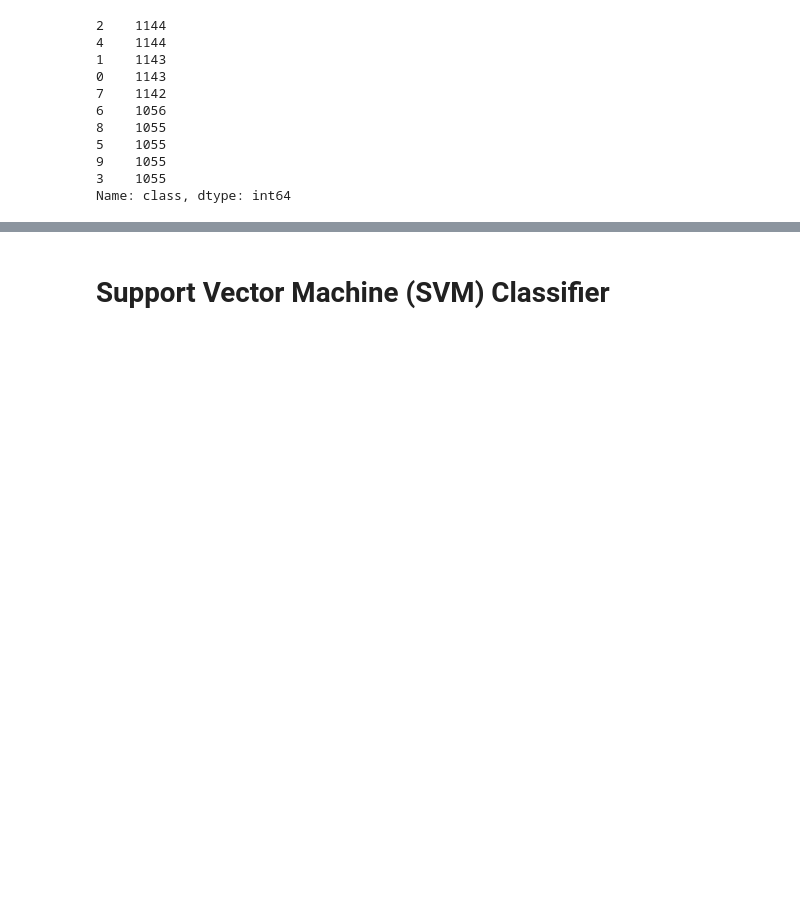
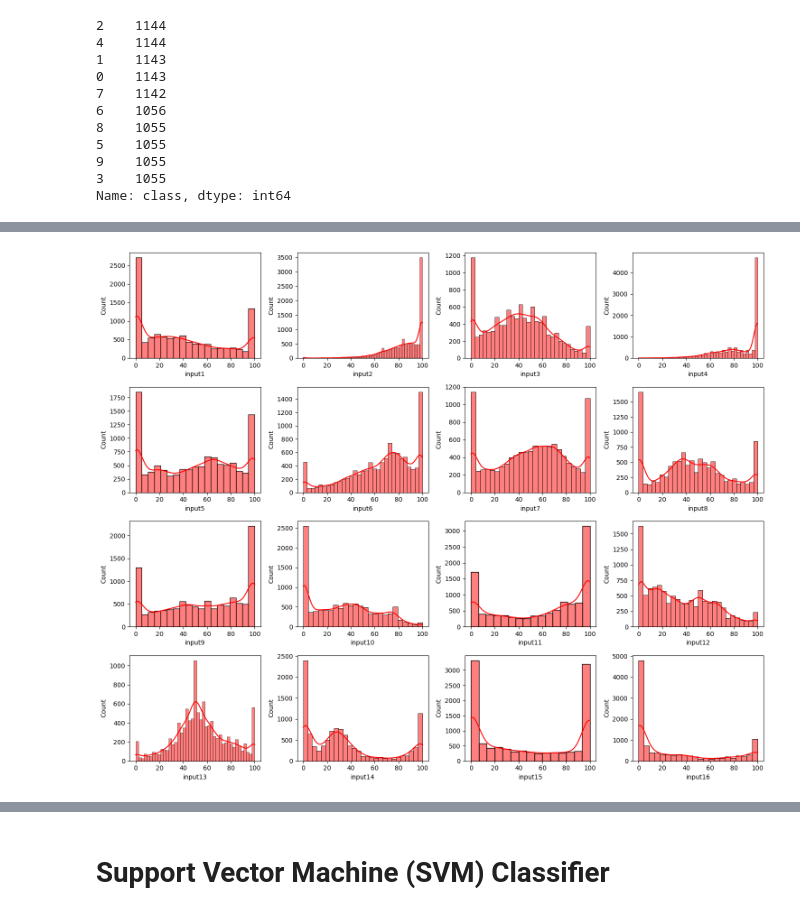
Before and after one commit to ayaramis/DataScience, a Jupyter notebook: Capstone_Project_5_Student_(Hand_Written_Digits).ipynb, the cells around one changed output, grey strips where cells are left out. Cells and saved outputs as stored; diff of their text form; code cells hidden in the pictures; blank space fills up the shorter version.

```diff
--- a/Capstone_Project_5_Student_(Hand_Written_Digits).ipynb
+++ b/Capstone_Project_5_Student_(Hand_Written_Digits).ipynb
@@ -89,0 +90,4 @@ Data reference link : https://datahub.io/machine-learning/pendigits#readme
+# %%
+for i in df.columns:
+  print('======'+i+'======')
+  print(df.groupby('class')[i].sum())
@@ -89,0 +112,12 @@ Data reference link : https://datahub.io/machine-learning/pendigits#readme
+# %%
+cols= list(df.columns)
+fig, ax = plt.subplots(4,4,figsize=(15,12))
+ind= 0
+for i in range(4):
+    for j in range(4):
+        sns.histplot(df[cols[ind]], ax=ax[i,j], color = "red", kde=True)
+        ind+=1
+plt.tight_layout()
+plt.show()
+# %% [output]
+[figure, added]
```
Also changed, not shown: parts of 24 cells of this notebook.
